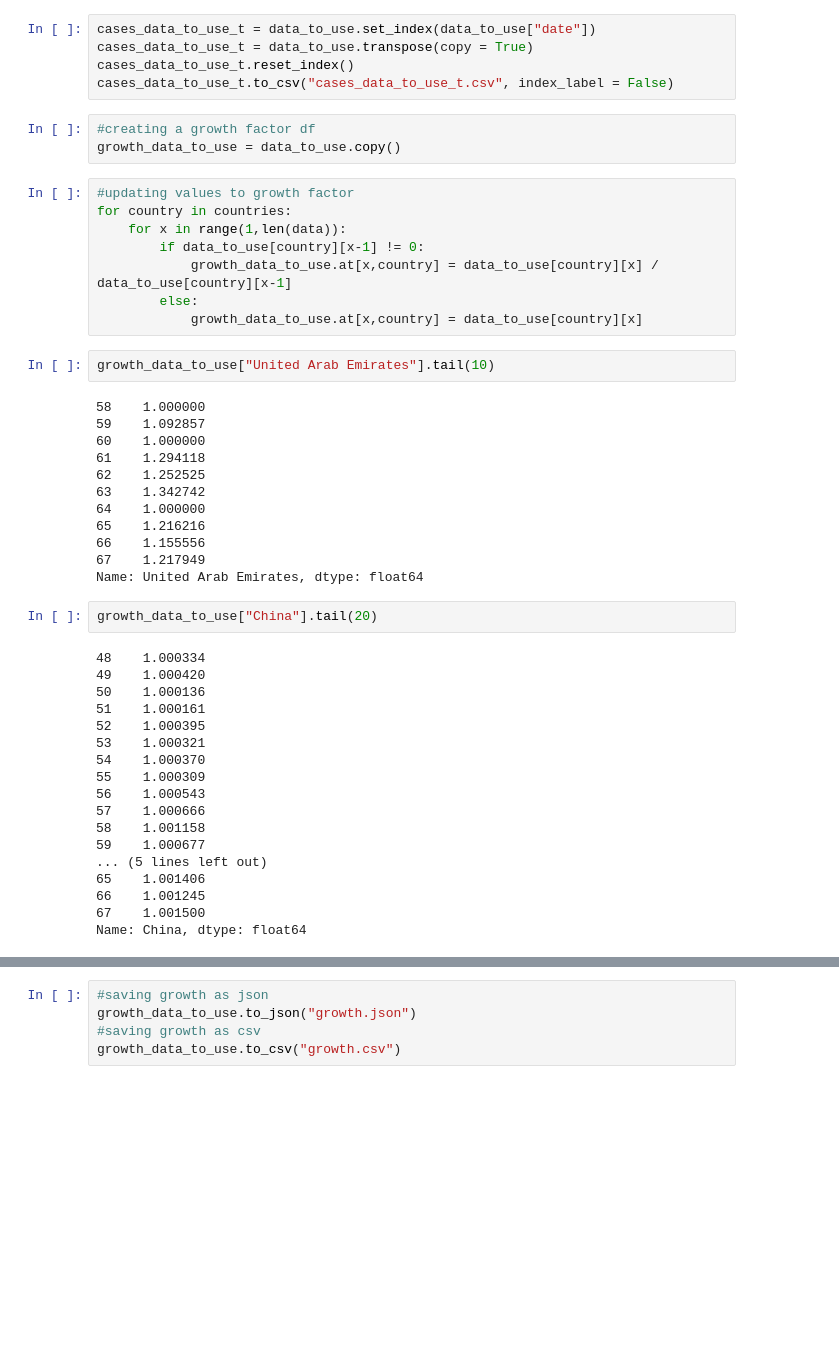
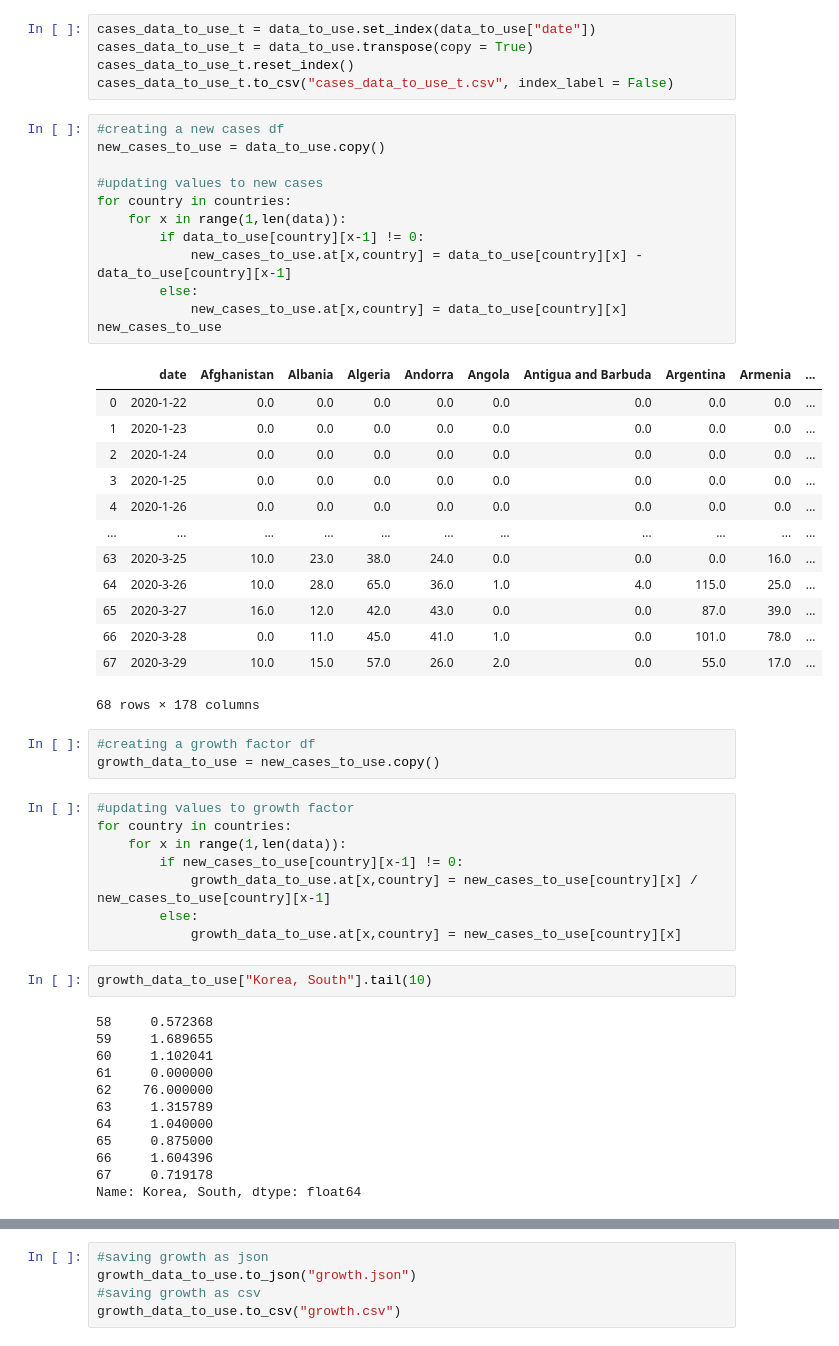
Before and after one commit to roayahelal/covid-19, a Jupyter notebook: by_date_analysis.ipynb, the cells around one changed output, grey strips where cells are left out. Drawn from its saved outputs; the diff is of its cells as text; blank space fills up the shorter version.

```diff
--- a/by_date_analysis.ipynb
+++ b/by_date_analysis.ipynb
@@ -63,48 +63,54 @@ cases_data_to_use_t = data_to_use.set_index(data_to_use["date"])
 cases_data_to_use_t = data_to_use.transpose(copy = True)
 cases_data_to_use_t.reset_index()
 cases_data_to_use_t.to_csv("cases_data_to_use_t.csv", index_label = False)
+# %%
+#creating a new cases df
+new_cases_to_use = data_to_use.copy()
+
+#updating values to new cases
+for country in countries:
+    for x in range(1,len(data)):
+        if data_to_use[country][x-1] != 0:
+            new_cases_to_use.at[x,country] = data_to_use[country][x] - data_to_use[country][x-1]
+        else:
+            new_cases_to_use.at[x,country] = data_to_use[country][x]
+new_cases_to_use
+# %% [output]
+|  | date | Afghanistan | Albania | Algeria | Andorra | Angola | Antigua and Barbuda | Argentina | Armenia | ... |
+| 0 | 2020-1-22 | 0.0 | 0.0 | 0.0 | 0.0 | 0.0 | 0.0 | 0.0 | 0.0 | ... |
+| 1 | 2020-1-23 | 0.0 | 0.0 | 0.0 | 0.0 | 0.0 | 0.0 | 0.0 | 0.0 | ... |
+| 2 | 2020-1-24 | 0.0 | 0.0 | 0.0 | 0.0 | 0.0 | 0.0 | 0.0 | 0.0 | ... |
+| 3 | 2020-1-25 | 0.0 | 0.0 | 0.0 | 0.0 | 0.0 | 0.0 | 0.0 | 0.0 | ... |
+| 4 | 2020-1-26 | 0.0 | 0.0 | 0.0 | 0.0 | 0.0 | 0.0 | 0.0 | 0.0 | ... |
+| ... | ... | ... | ... | ... | ... | ... | ... | ... | ... | ... |
+| 63 | 2020-3-25 | 10.0 | 23.0 | 38.0 | 24.0 | 0.0 | 0.0 | 0.0 | 16.0 | ... |
+| 64 | 2020-3-26 | 10.0 | 28.0 | 65.0 | 36.0 | 1.0 | 4.0 | 115.0 | 25.0 | ... |
+| 65 | 2020-3-27 | 16.0 | 12.0 | 42.0 | 43.0 | 0.0 | 0.0 | 87.0 | 39.0 | ... |
+| 66 | 2020-3-28 | 0.0 | 11.0 | 45.0 | 41.0 | 1.0 | 0.0 | 101.0 | 78.0 | ... |
+| 67 | 2020-3-29 | 10.0 | 15.0 | 57.0 | 26.0 | 2.0 | 0.0 | 55.0 | 17.0 | ... |
+68 rows × 178 columns
 # %%
 #creating a growth factor df
-growth_data_to_use = data_to_use.copy()
+growth_data_to_use = new_cases_to_use.copy()
 # %%
 #updating values to growth factor
 for country in countries:
     for x in range(1,len(data)):
-        if data_to_use[country][x-1] != 0:
-            growth_data_to_use.at[x,country] = data_to_use[country][x] / data_to_use[country][x-1]
+        if new_cases_to_use[country][x-1] != 0:
+            growth_data_to_use.at[x,country] = new_cases_to_use[country][x] / new_cases_to_use[country][x-1]
         else:
-            growth_data_to_use.at[x,country] = data_to_use[country][x]
+            growth_data_to_use.at[x,country] = new_cases_to_use[country][x]
 # %%
-growth_data_to_use["United Arab Emirates"].tail(10)
+growth_data_to_use["Korea, South"].tail(10)
 # %% [output]
-58    1.000000
-59    1.092857
-60    1.000000
-61    1.294118
-62    1.252525
-63    1.342742
-64    1.000000
-65    1.216216
-66    1.155556
-67    1.217949
-Name: United Arab Emirates, dtype: float64
+58     0.572368
+59     1.689655
+60     1.102041
+61     0.000000
+62    76.000000
+63     1.315789
+64     1.040000
+65     0.875000
+66     1.604396
+67     0.719178
+Name: Korea, South, dtype: float64
-# %%
-growth_data_to_use["China"].tail(20)
-# %% [output]
-48    1.000334
-49    1.000420
-50    1.000136
-51    1.000161
-52    1.000395
-53    1.000321
-54    1.000370
-55    1.000309
-56    1.000543
-57    1.000666
-58    1.001158
-59    1.000677
-... (5 lines left out)
-65    1.001406
-66    1.001245
-67    1.001500
-Name: China, dtype: float64
```
Also changed, not shown: parts of 5 cells of this notebook, 8 other files.
